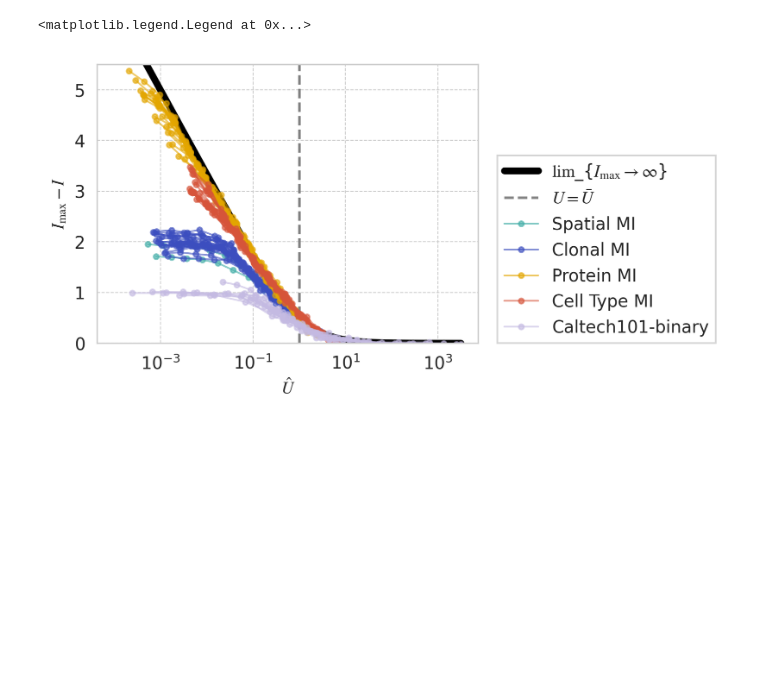
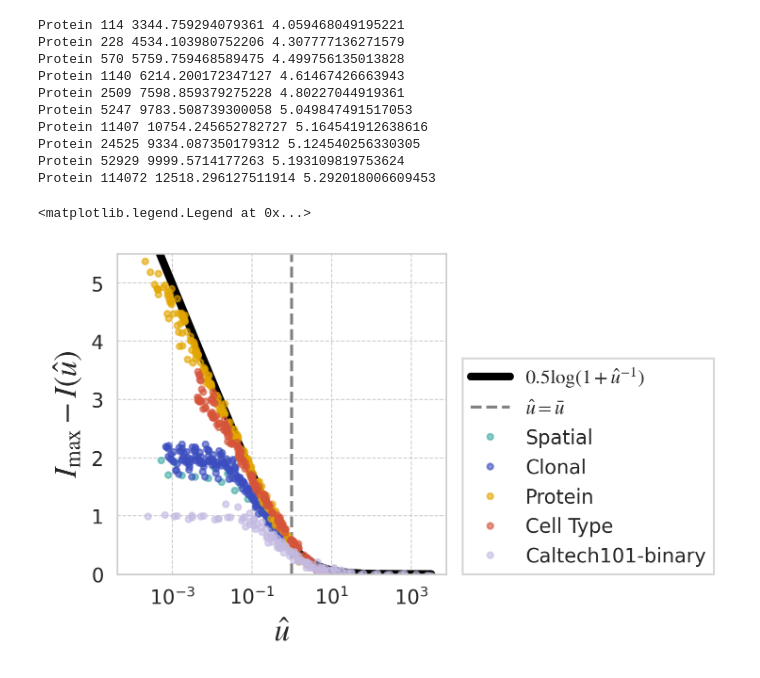
Before and after one commit to ggdna/scScaling, a Jupyter notebook: analysis/universal_curve.ipynb, the cells around one changed output. Drawn from its saved outputs; the diff is of its cells as text; code cells hidden in the pictures; blank space fills up the shorter version.

```diff
--- a/analysis/universal_curve.ipynb
+++ b/analysis/universal_curve.ipynb
@@ -33,21 +33,21 @@ df_resolution = pd.read_csv('../results/Caltech101_Resolution.csv', index_col=0)
 classes = sorted(df_gaussian[df_gaussian['N instances of label'] > 100]['Class label'].unique())
 class_names = ['Faces1', 'Faces2', 'Motorbikes', 'Airplanes', 'Watches', 'All']
 # %%
-fig, axs = plt.subplots(1, 1, sharey=True, figsize=(4, 3), dpi=300)
+fig, axs = plt.subplots(1, 1, sharey=True, figsize=(3, 3), dpi=300)
 dfs = [merf_df, larry_df, cite_df, cite_df]
 metrics = ['Spatial neighborhood MI', 'Clonal MI', 'Protein MI', 'Cell type fine MI']
-names = ['Spatial MI', 'Clonal MI', 'Protein MI', 'Cell Type MI']
+names = ['Spatial', 'Clonal', 'Protein', 'Cell Type']
 
-lw = 1
+lw = 0
 alpha = 0.6
 ms = 3
 
 xs = np.logspace(-4, 3.5, 100)
 ys = 0.5*np.log2(1 + 1/xs)
 axs.plot(xs, ys, color='black', linestyle='-', alpha=1, lw=4,
-         label=r'$\lim$_{$I_{\max} \to \infty$}')
+         label=r'$0.5 \log (1 + \hat{u}^{-1})$')
 
-axs.plot([1, 1], [0, 5.5], color='grey', linestyle='--', alpha=1, label=r'$U = \bar{U}$')
+axs.plot([1, 1], [0, 5.5], color='grey', linestyle='--', alpha=1, label=r'$\hat{u} = \bar{u}$')
 
 for df, metric, name in zip(dfs, metrics, names):
     for cell_number in df['Cell number'].unique():
@@ -78,6 +78,9 @@ for df, metric, name in zip(dfs, metrics, names):
 
                     axs.plot(x_data / x_bar, I_max-ydata, color=pretty_palette[names.index(name)], marker='o',
                             alpha=alpha, markersize=ms, label=name, lw=lw)
+
+                    if method == 'VAE' and metric == 'Protein MI':
+                        print(name, cell_number, 1/result.params['A'].value, 0.5*np.log2(result.params['B'].value/result.params['A'].value))
 
 
 
@@ -125,34 +128,44 @@ for i, x in enumerate(classes[:-1]):
     params['A'].min = 0  # set bounds
     params['B'].min = 0
 
     # fit model
     result = model.fit(y_data, params, x=x_data)
 
     if result.params['A'].stderr is not None and result.params['B'].stderr is not None:
 
         if result.params['A'].stderr < result.params['A'].value and result.params['B'].stderr < result.params['B'].value:
 
 
             x_bar = 1/result.params['A'].value
 
             x_hat = x_data / x_bar
 
             I_max = 0.5 * np.log2(result.params['B'].value/result.params['A'].value)
 
             axs.plot(x_data / x_bar, I_max-y_data, color=c6[0], marker='o',
                     alpha=alpha, markersize=ms, label='Caltech101-binary', lw=lw)
 
 
 
 
 
 plt.xscale('log')
-plt.ylabel(r'$I_{\max} - I$',)
-plt.xlabel(r'$\hat{U}$')
+plt.ylabel(r'$I_{\max} - I(\hat{u})$',fontsize=16)
+plt.xlabel(r'$\hat{u}$', fontsize=16)
 plt.ylim(0, 5.5)
 handles, labels = plt.gca().get_legend_handles_labels()
 by_label = dict(zip(labels, handles))
 plt.legend(by_label.values(), by_label.keys(), loc=(1.05, 0.0))
 # %% [output]
-<matplotlib.legend.Legend at 0x...>
+Protein 114 3344.759294079361 4.059468049195221
+Protein 228 4534.103980752206 4.307777136271579
+Protein 570 5759.759468589475 4.499756135013828
+Protein 1140 6214.200172347127 4.61467426663943
+Protein 2509 7598.859379275228 4.80227044919361
+Protein 5247 9783.508739300058 5.049847491517053
+Protein 11407 10754.245652782727 5.164541912638616
+Protein 24525 9334.087350179312 5.124540256330305
+Protein 52929 9999.5714177263 5.193109819753624
+Protein 114072 12518.296127511914 5.292018006609453
+<matplotlib.legend.Legend at 0x...>
-[figure, old version]
+[figure, new version]
```
Also changed, not shown: 2 other files.
